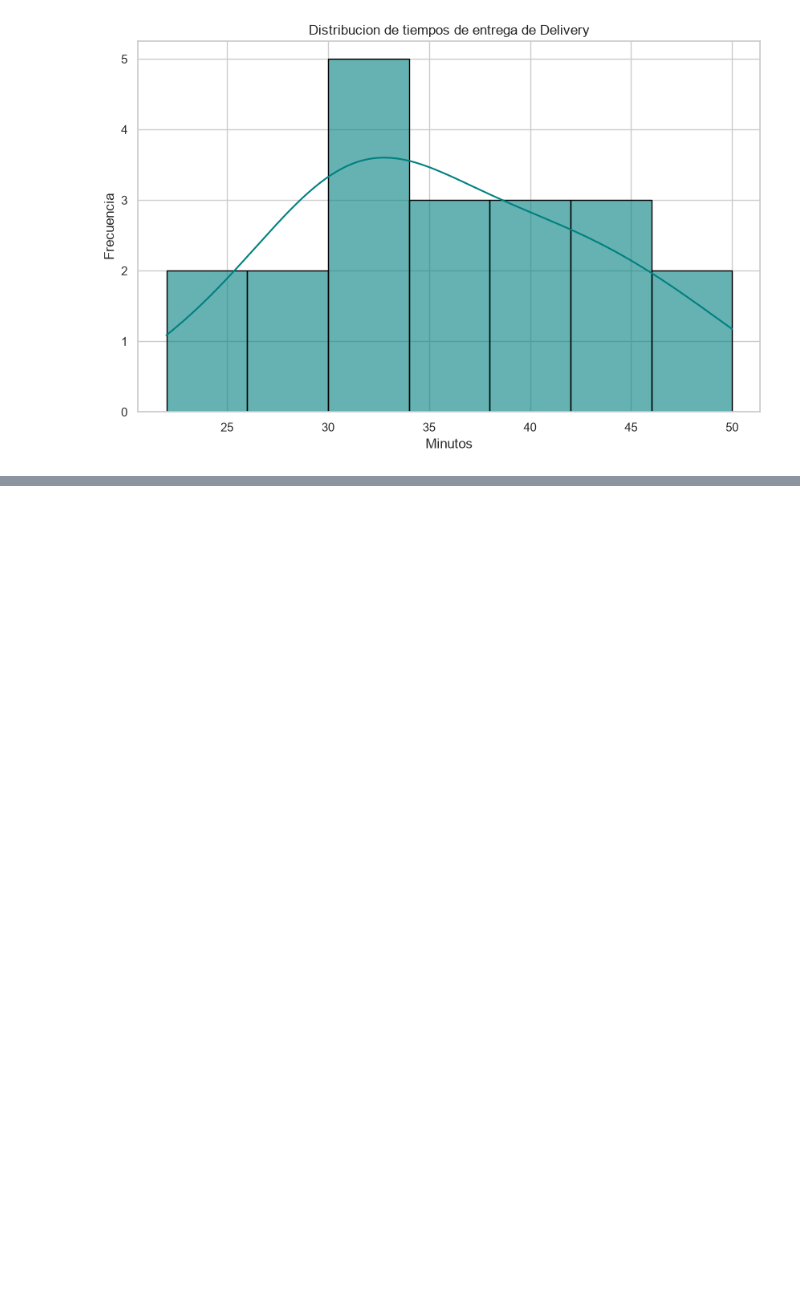
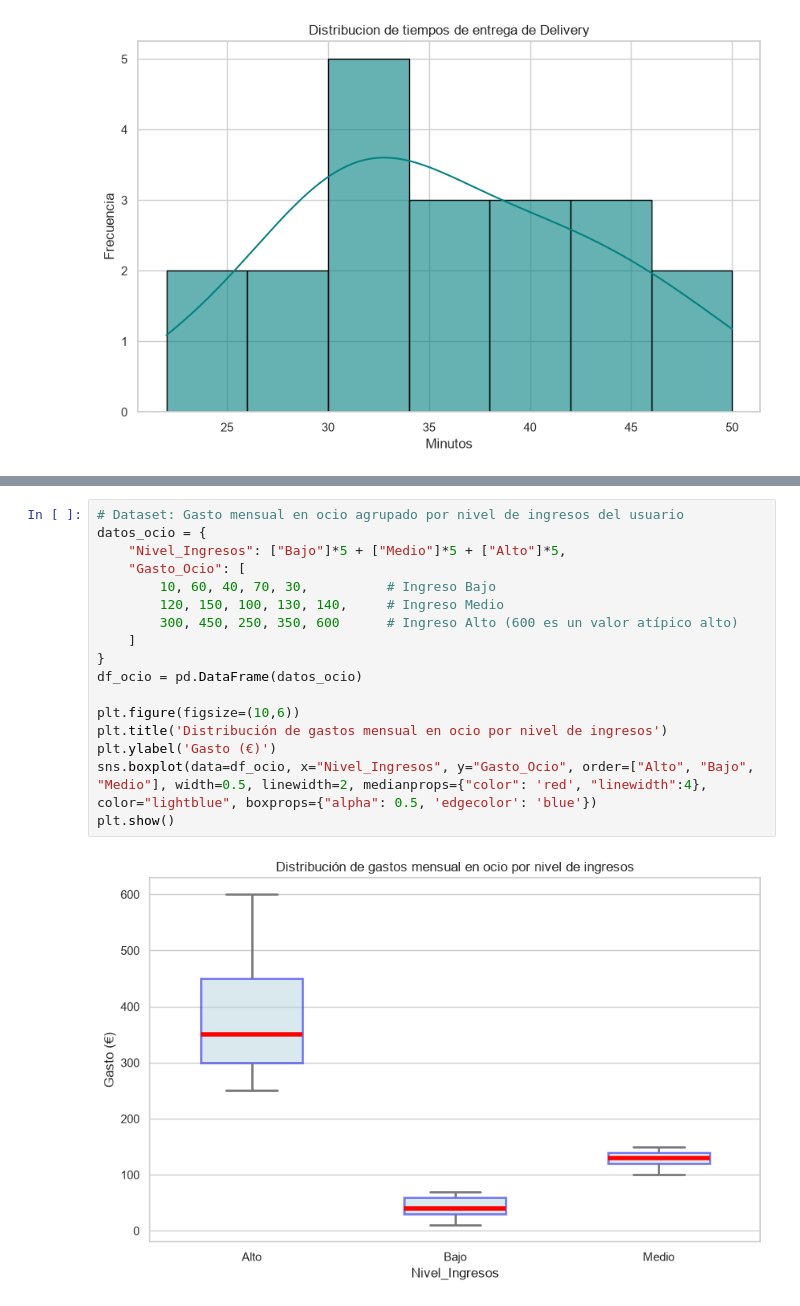
Before and after one commit to nietomoreno84-lgtm/clases_python_bigdata, a Jupyter notebook: 10_visulalizacion_datos/02_seaborn.ipynb, the cells around one changed output, grey strips where cells are left out. Saved outputs shown, nothing was run; the diff lists cells and outputs as text; blank space fills up the shorter version.

Commit message:
visualizacionesv3

```diff
--- a/10_visulalizacion_datos/02_seaborn.ipynb
+++ b/10_visulalizacion_datos/02_seaborn.ipynb
@@ -103,0 +109,19 @@ plt.show()
+# %%
+# Dataset: Gasto mensual en ocio agrupado por nivel de ingresos del usuario
+datos_ocio = {
+    "Nivel_Ingresos": ["Bajo"]*5 + ["Medio"]*5 + ["Alto"]*5,
+    "Gasto_Ocio": [
+        10, 60, 40, 70, 30,          # Ingreso Bajo
+        120, 150, 100, 130, 140,     # Ingreso Medio
+        300, 450, 250, 350, 600      # Ingreso Alto (600 es un valor atípico alto)
+    ]
+}
+df_ocio = pd.DataFrame(datos_ocio)
+
+plt.figure(figsize=(10,6))
+plt.title('Distribución de gastos mensual en ocio por nivel de ingresos')
+plt.ylabel('Gasto (€)')
+sns.boxplot(data=df_ocio, x="Nivel_Ingresos", y="Gasto_Ocio", order=["Alto", "Bajo", "Medio"], width=0.5, linewidth=2, medianprops={"color": 'red', "linewidth":4}, color="lightblue", boxprops={"alpha": 0.5, 'edgecolor': 'blue'})
+plt.show()
+# %% [output]
+[figure, added]
```
Also changed, not shown: parts of 5 cells of this notebook, 4 other files.
